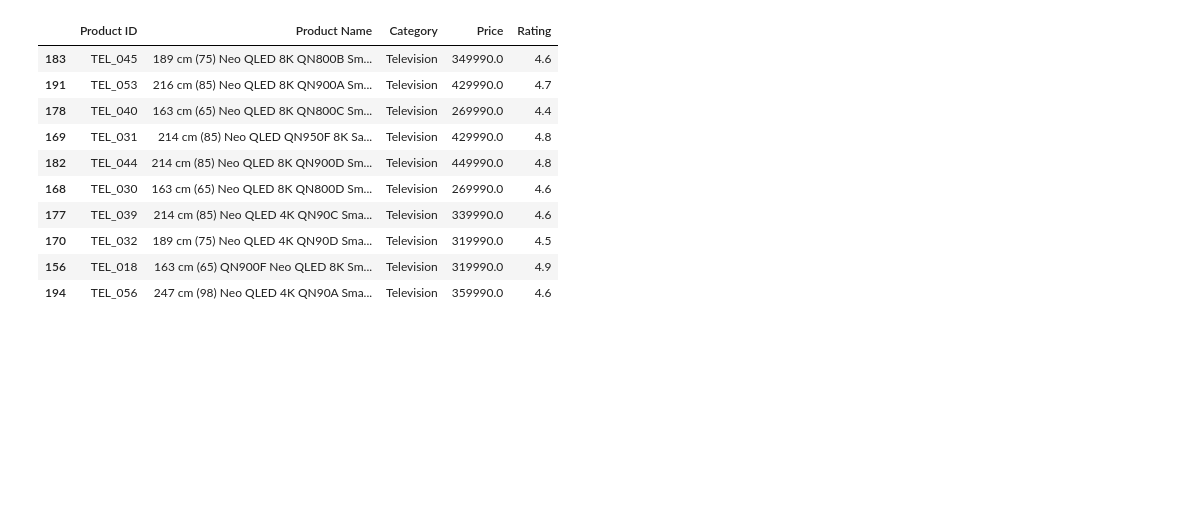
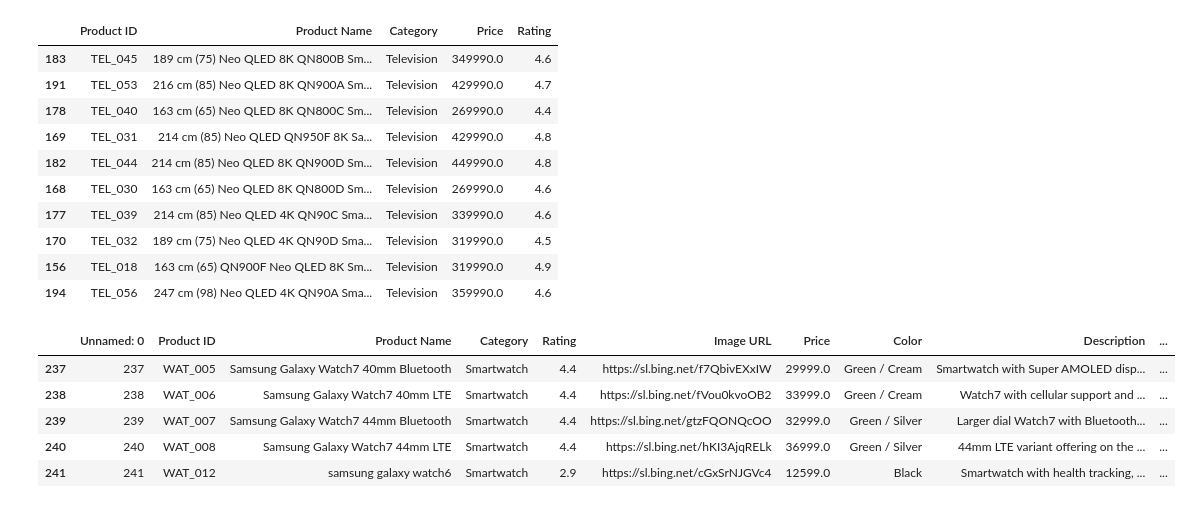
Before and after one commit to snehm-2005/SIC_CapstoneAIMLProject, a Jupyter notebook: SIC_Capstone.ipynb, the cells around one changed output. Drawn from its saved outputs; the diff is of its cells as text; code cells hidden in the pictures; blank space fills up the shorter version.

Commit message:
Image URL correction

```diff
--- a/SIC_Capstone.ipynb
+++ b/SIC_Capstone.ipynb
@@ -398,3 +398,16 @@ recommender.recommend("TEL_050", top_k=10)
 | 170 | TEL_032 | 189 cm (75) Neo QLED 4K QN90D Sma... | Television | 319990.0 | 4.5 |
 | 156 | TEL_018 | 163 cm (65) QN900F Neo QLED 8K Sm... | Television | 319990.0 | 4.9 |
 | 194 | TEL_056 | 247 cm (98) Neo QLED 4K QN90A Sma... | Television | 359990.0 | 4.6 |
+# %%
+#corrected image url dataset
+
+df2=pd.read_csv('Review_samsung_afterML.csv')
+# %%
+df2.tail()
+# %% [output]
+|  | Unnamed: 0 | Product ID | Product Name | Category | Rating | Image URL | Price | Color | Description | ... |
+| 237 | 237 | WAT_005 | Samsung Galaxy Watch7 40mm Bluetooth | Smartwatch | 4.4 | https://sl.bing.net/f7QbivEXxIW | 29999.0 | Green / Cream | Smartwatch with Super AMOLED disp... | ... |
+| 238 | 238 | WAT_006 | Samsung Galaxy Watch7 40mm LTE | Smartwatch | 4.4 | https://sl.bing.net/fVou0kvoOB2 | 33999.0 | Green / Cream | Watch7 with cellular support and ... | ... |
+| 239 | 239 | WAT_007 | Samsung Galaxy Watch7 44mm Bluetooth | Smartwatch | 4.4 | https://sl.bing.net/gtzFQONQcOO | 32999.0 | Green / Silver | Larger dial Watch7 with Bluetooth... | ... |
+| 240 | 240 | WAT_008 | Samsung Galaxy Watch7 44mm LTE | Smartwatch | 4.4 | https://sl.bing.net/hKI3AjqRELk | 36999.0 | Green / Silver | 44mm LTE variant offering on the ... | ... |
+| 241 | 241 | WAT_012 | samsung galaxy watch6 | Smartwatch | 2.9 | https://sl.bing.net/cGxSrNJGVc4 | 12599.0 | Black | Smartwatch with health tracking, ... | ... |
```
Also changed, not shown: parts of 7 cells of this notebook, 1 other file.
